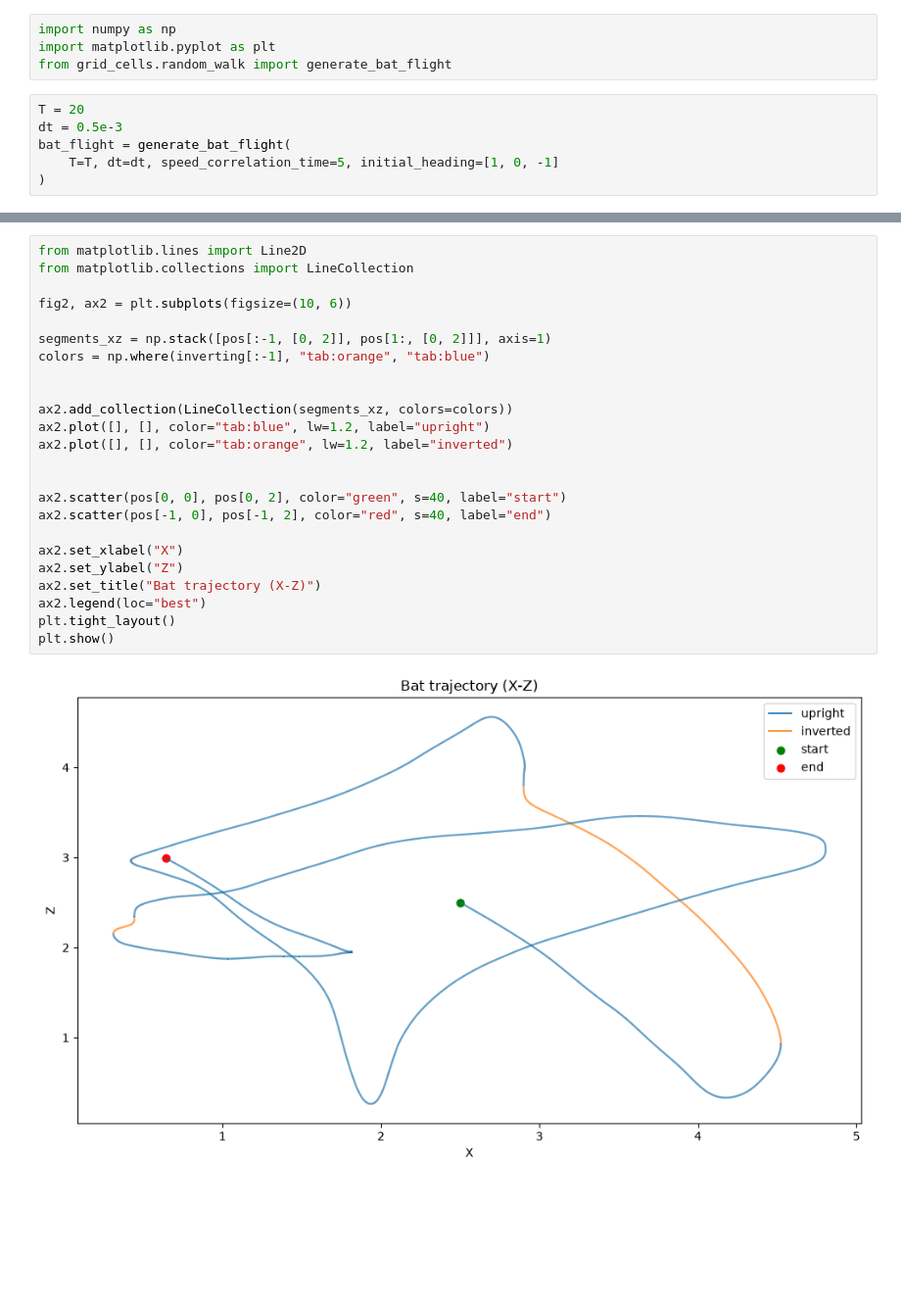
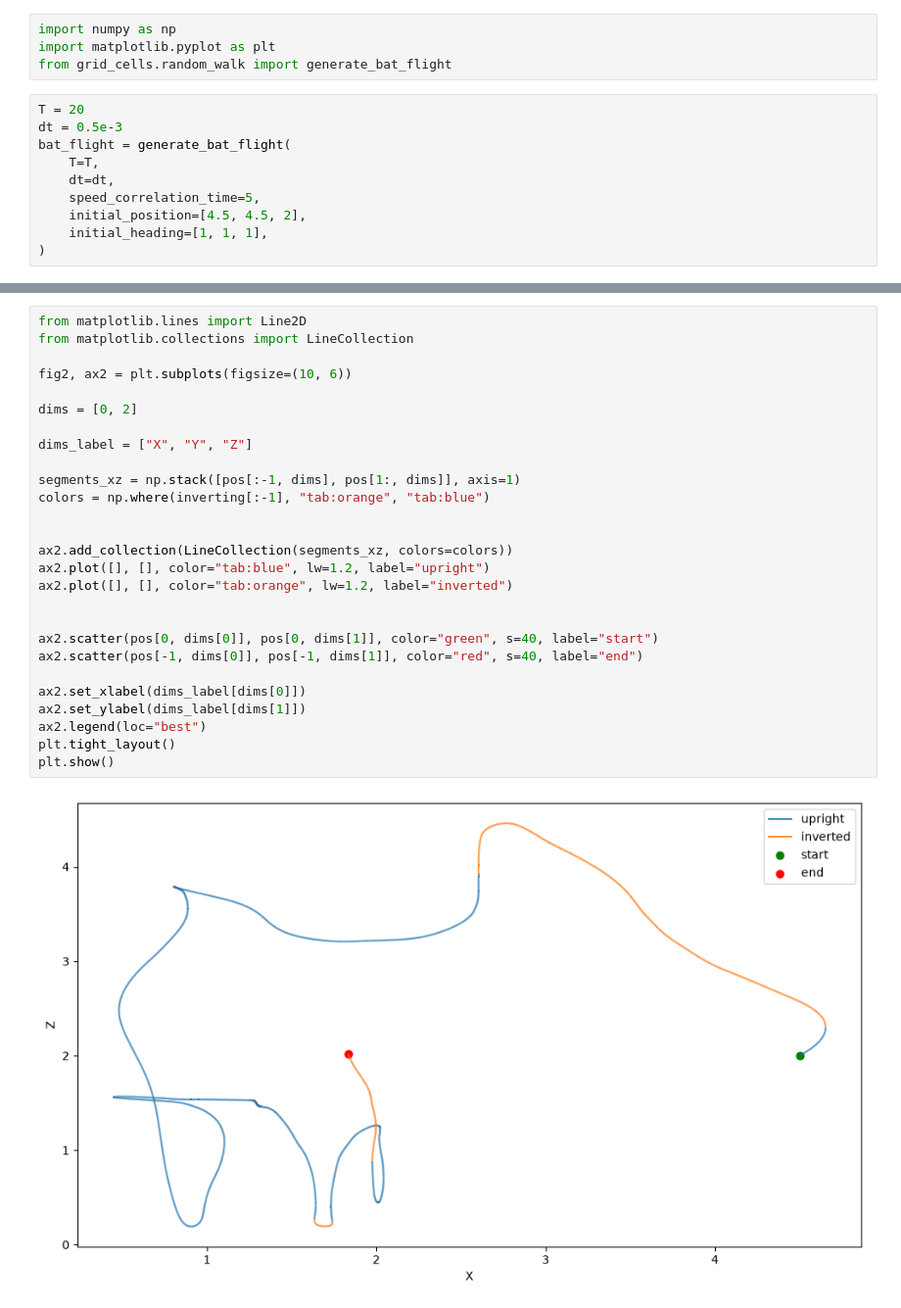
Before and after one commit to siaulich/grid-cells, a Jupyter notebook: notebooks/test_random_walk.ipynb, the cells around one changed output, grey strips where cells are left out. Shown at 98% size. Drawn from its saved outputs; the diff is of its cells as text; blank space fills up the shorter version.

```diff
--- a/notebooks/test_random_walk.ipynb
+++ b/notebooks/test_random_walk.ipynb
@@ -6,7 +6,11 @@ from grid_cells.random_walk import generate_bat_flight
 T = 20
 dt = 0.5e-3
 bat_flight = generate_bat_flight(
-    T=T, dt=dt, speed_correlation_time=5, initial_heading=[1, 0, -1]
+    T=T,
+    dt=dt,
+    speed_correlation_time=5,
+    initial_position=[4.5, 4.5, 2],
+    initial_heading=[1, 1, 1],
 )
 # %%
 from mpl_toolkits.mplot3d.art3d import Line3DCollection
@@ -44,26 +48,29 @@ plt.show()
 # %%
 from matplotlib.lines import Line2D
 from matplotlib.collections import LineCollection
 
 fig2, ax2 = plt.subplots(figsize=(10, 6))
 
-segments_xz = np.stack([pos[:-1, [0, 2]], pos[1:, [0, 2]]], axis=1)
+dims = [0, 2]
+
+dims_label = ["X", "Y", "Z"]
+
+segments_xz = np.stack([pos[:-1, dims], pos[1:, dims]], axis=1)
 colors = np.where(inverting[:-1], "tab:orange", "tab:blue")
 
 
 ax2.add_collection(LineCollection(segments_xz, colors=colors))
 ax2.plot([], [], color="tab:blue", lw=1.2, label="upright")
 ax2.plot([], [], color="tab:orange", lw=1.2, label="inverted")
 
 
-ax2.scatter(pos[0, 0], pos[0, 2], color="green", s=40, label="start")
-ax2.scatter(pos[-1, 0], pos[-1, 2], color="red", s=40, label="end")
+ax2.scatter(pos[0, dims[0]], pos[0, dims[1]], color="green", s=40, label="start")
+ax2.scatter(pos[-1, dims[0]], pos[-1, dims[1]], color="red", s=40, label="end")
 
-ax2.set_xlabel("X")
-ax2.set_ylabel("Z")
-ax2.set_title("Bat trajectory (X-Z)")
+ax2.set_xlabel(dims_label[dims[0]])
+ax2.set_ylabel(dims_label[dims[1]])
 ax2.legend(loc="best")
 plt.tight_layout()
 plt.show()
 # %% [output]
-[figure, old version]
+[figure, new version]
```
Also changed, not shown: parts of 6 cells of this notebook, 11 other files.
